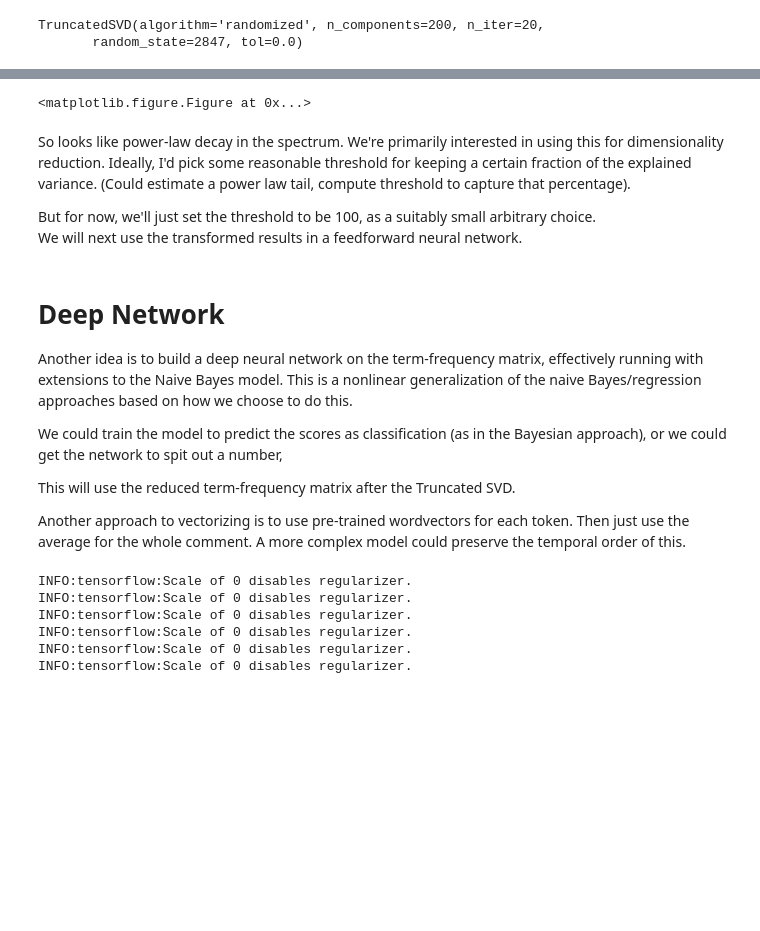
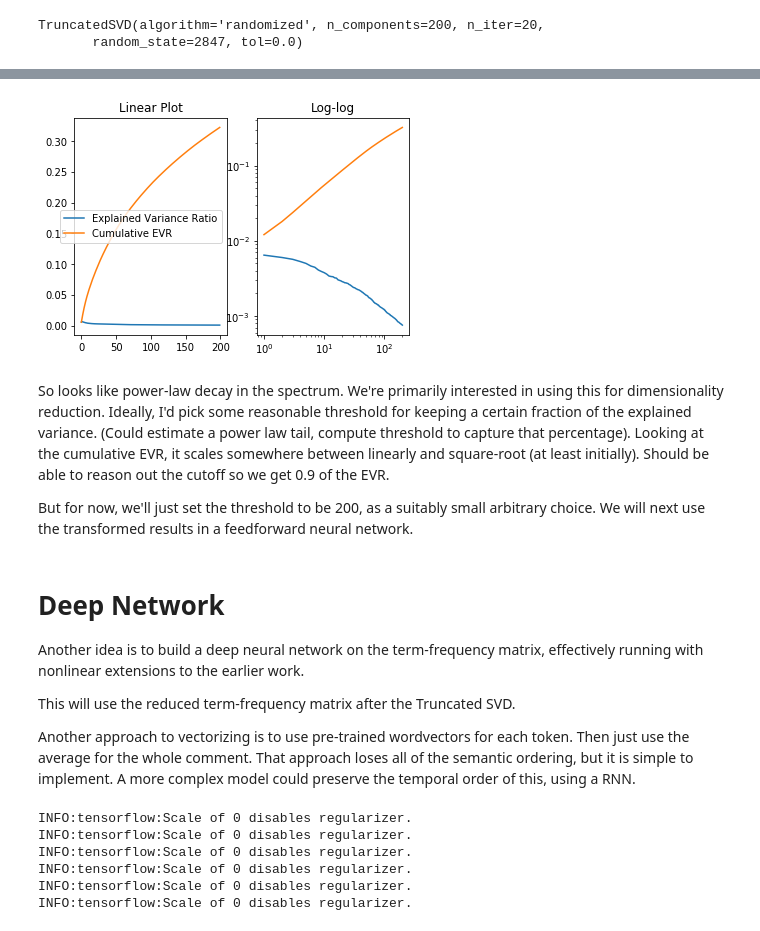
Before and after one commit to jmackrory/PDSG_rectext, a Jupyter notebook: init_explore.ipynb, the cells around one changed output, grey strips where cells are left out. Saved outputs shown, nothing was run; the diff lists cells and outputs as text; code cells hidden in the pictures; blank space fills up the shorter version.

```diff
--- a/init_explore.ipynb
+++ b/init_explore.ipynb
@@ -781,16 +755,26 @@ plt.show()
-# %%
-plt.plot(TSVD.explained_variance_ratio_)
-plt.plot(np.cumsum(TSVD.explained_variance_ratio_))
-plt.show()
-# %% [output]
-<matplotlib.figure.Figure at 0x...>
+# %%
+x=np.linspace(1,200)
+plt.subplot(121)
+plt.plot(TSVD.explained_variance_ratio_,label='Explained Variance Ratio')
+plt.plot(np.cumsum(TSVD.explained_variance_ratio_),label='Cumulative EVR')
+plt.legend()
+plt.title('Linear Plot')
+plt.subplot(122)
+plt.loglog(TSVD.explained_variance_ratio_)
+plt.loglog(np.cumsum(TSVD.explained_variance_ratio_))
+plt.title('Log-log')
+plt.show()
+# %% [output]
+[figure, added]
 # %% [markdown]
 So looks like power-law decay in the spectrum. We're primarily interested in using this
 for dimensionality reduction.  Ideally, I'd pick some reasonable threshold for keeping a
 certain fraction of the explained variance.
 (Could estimate a power law tail, compute threshold to capture that percentage).
+Looking at the cumulative EVR, it scales somewhere between linearly and square-root (at least initially).
+Should be able to reason out the cutoff so we get 0.9 of the EVR.
 
-But for now, we'll just set the threshold to be 100, as a suitably small arbitrary choice.
+But for now, we'll just set the threshold to be 200, as a suitably small arbitrary choice.
 We will next use the transformed results in a feedforward neural network.
 # %%
 #actually transform the dev/test data.
@@ -798,12 +782,9 @@ X_test_trans=TSVD.transform(X_test_tfidf)
 # %% [markdown]
 # Deep Network
 
-Another idea is to build a deep neural network on the term-frequency matrix, effectively running with extensions to the Naive Bayes model.
-This is a nonlinear generalization of the naive Bayes/regression approaches based on how we choose to do this.
-
-We could train the model to predict the scores as classification (as in the Bayesian approach), or we could get the network to spit out a number,
+Another idea is to build a deep neural network on the term-frequency matrix, effectively running with nonlinear extensions to the earlier work.
 
 This will use the reduced term-frequency matrix after the Truncated SVD.
 
-Another approach to vectorizing is to use pre-trained wordvectors for each token.  Then just use the average for the whole comment.
-A more complex model could preserve the temporal order of this.
+Another approach to vectorizing is to use pre-trained wordvectors for each token.  Then just use the average for the whole comment.  That approach loses all of the semantic ordering, but it is simple to implement.
+A more complex model could preserve the temporal order of this, using a RNN.
```
Also changed, not shown: parts of 54 cells of this notebook.
